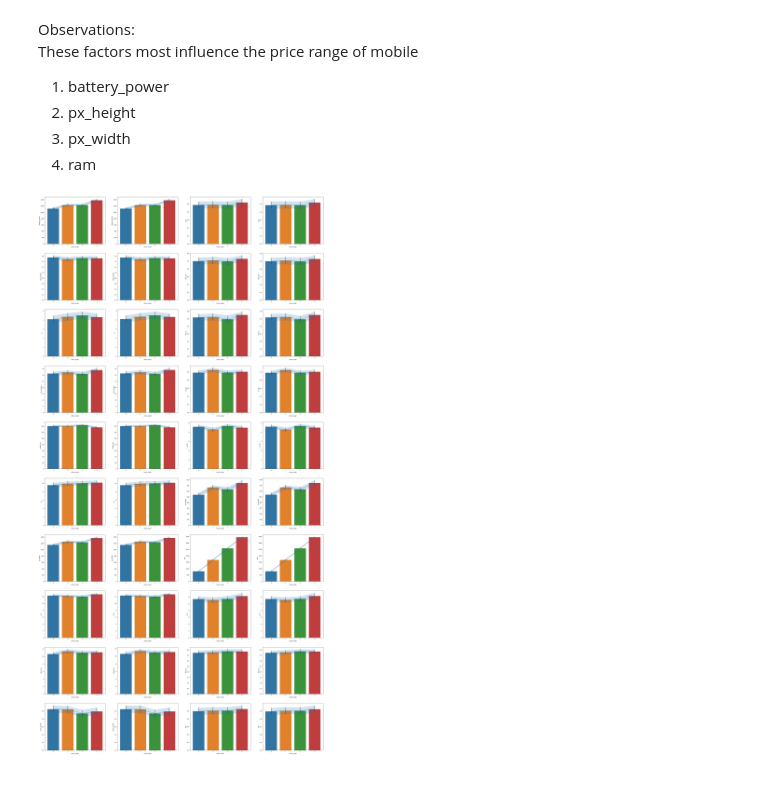
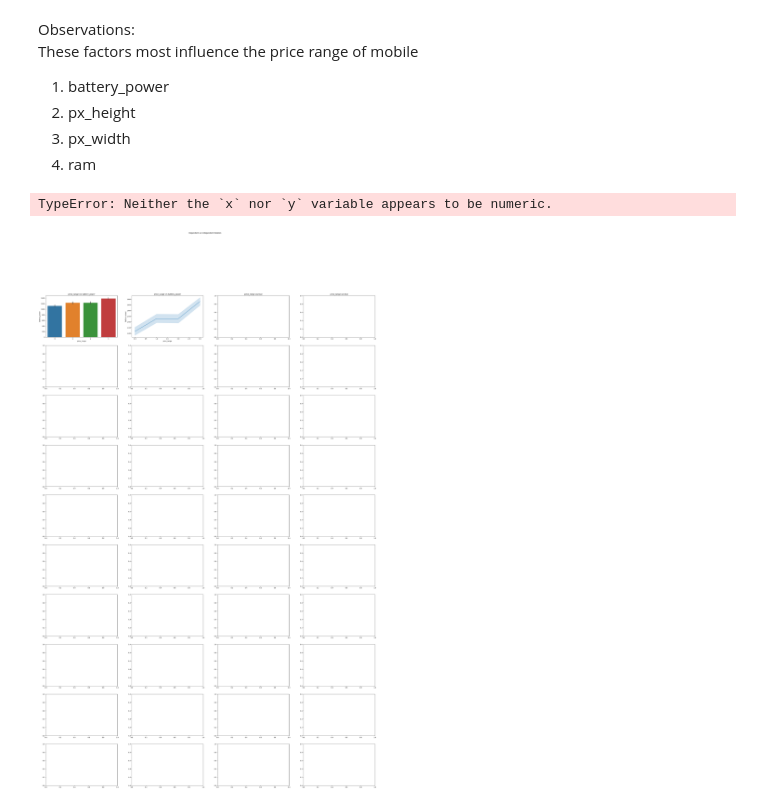
Before and after one commit to Vishal-Pattar/Mobile-Price, a Jupyter notebook: mpp2.ipynb, the cells around one changed output. Cells and saved outputs as stored; diff of their text form; code cells hidden in the pictures.

```diff
--- a/mpp2.ipynb
+++ b/mpp2.ipynb
@@ -63,0 +84,8 @@ memory usage: 328.3 KB
+# %%
+train['blue'] = train['blue'].astype('category')
+train['dual_sim'] = train['dual_sim'].astype('category')
+train['four_g'] = train['four_g'].astype('category')
+train['three_g'] = train['three_g'].astype('category')
+train['touch_screen'] = train['touch_screen'].astype('category')
+train['wifi'] = train['wifi'].astype('category')
+train['price_range'] = train['price_range'].astype('category')
@@ -110,16 +164,15 @@ These factors most influence the price range of mobile
 3) px_width
 4) ram
 # %%
-posx = -1
-j = -1
-fig, ax = plt.subplots(10,4,figsize=(40,80))
-for i in range ((len(columns)-1)*2):
-    posy = i % 4
-    if i % 4 == 0:
-        posx += 1
-    if i % 2 == 0:
-        j += 1
-    sns.barplot(data=train, x=columns[20], y=columns[j], ax=ax[posx,posy])
-    sns.lineplot(data=train, x=columns[20], y=columns[j], ax=ax[posx,posy])
+fig, axes = plt.subplots(10,4,figsize=(40,60))
+fig.suptitle("Dependent v/s Independent Relation")
+for i in range (len(columns)-1):
+    posx = i // 2
+    posy = i % 2 * 2
+    axes[posx,posy].set_title(columns[20] + " v/s " + columns[i])
+    axes[posx,posy+1].set_title(columns[20] + " v/s " + columns[i])
+    sns.barplot(data=train, x=columns[20], y=columns[i], ax=axes[posx,posy])
+    sns.lineplot(data=train, x=columns[20], y=columns[i], ax=axes[posx,posy+1])
 # %% [output]
+TypeError: Neither the `x` nor `y` variable appears to be numeric.
-[figure, old version]
+[figure, new version]
```
Also changed, not shown: parts of 8 cells of this notebook.
